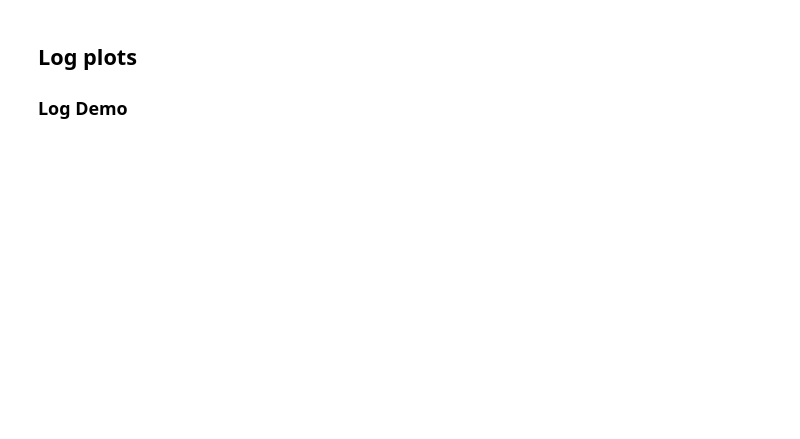
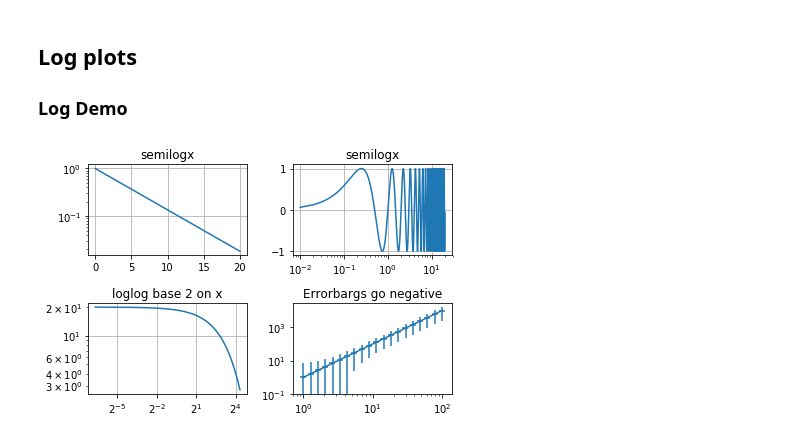
Before and after one commit to furukawa-laboratory/workout_report_2019, a Jupyter notebook: trainee/yamauchi/Drawing_with_matplotlib_02.ipynb, the cells around one changed output. Drawn from its saved outputs; the diff is of its cells as text; code cells hidden in the pictures; blank space fills up the shorter version.

Commit message:
5th commit, finished on subplot example.

```diff
--- a/trainee/yamauchi/Drawing_with_matplotlib_02.ipynb
+++ b/trainee/yamauchi/Drawing_with_matplotlib_02.ipynb
@@ -787,0 +780,30 @@ ax1.grid()
+# %%
+t = np.arange(0.01, 20.0, 0.01)
+
+fig, ((ax1, ax2), (ax3, ax4)) = plt.subplots(2, 2)
+
+ax1.semilogy(t, np.exp(-t / 5.0))
+ax1.set(title='semilogx')
+ax1.grid()
+
+ax2.semilogx(t, np.sin(2 * np.pi * t))
+ax2.set(title='semilogx')
+ax2.grid()
+
+ax3.loglog(t, 20 * np.exp(-t / 10.0), basex=2)
+ax3.set(title='loglog base 2 on x')
+ax3.grid()
+
+x = 10.0**np.linspace(0.0, 2.0, 20)
+y = x**2.0
+
+ax4.set_xscale("log", nonposx='clip')
+ax4.set_yscale("log", nonposy='clip')
+ax4.set(title="Errorbargs go negative")
+ax4.errorbar(x, y, xerr=0.1 * x, yerr=5.0 + 0.75 * y)
+ax4.set_ylim(bottom=0.1)
+
+fig.tight_layout()
+plt.show()
+# %% [output]
+[figure, added]
```
Also changed, not shown: parts of 16 cells of this notebook.
